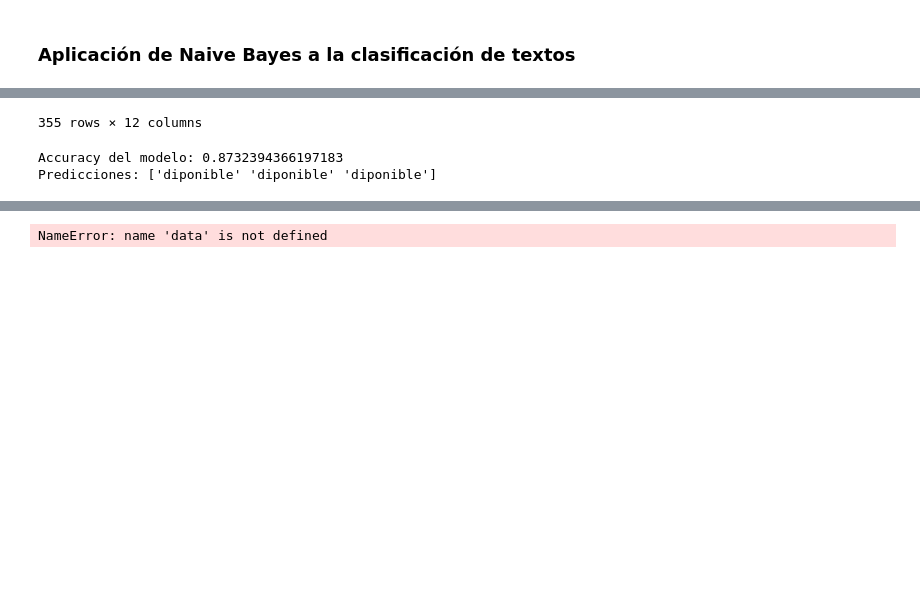
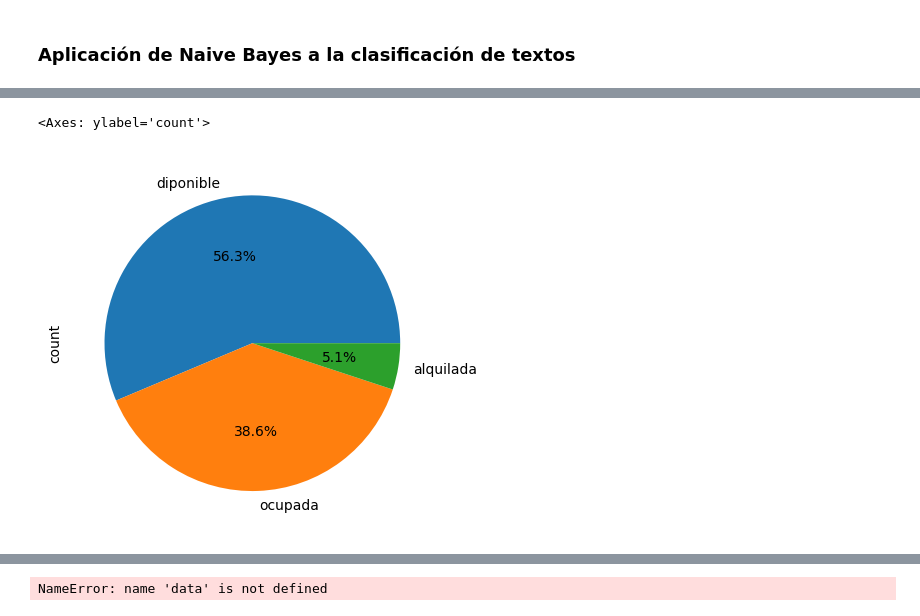
Before and after one commit to germanztz/data-science-uoc-realadvisor, a Jupyter notebook: realadvisor_03_model.ipynb, the cells around one changed output, grey strips where cells are left out. Drawn from its saved outputs; the diff is of its cells as text; code cells hidden in the pictures; blank space fills up the shorter version.

Commit message:
models

```diff
--- a/realadvisor_03_model.ipynb
+++ b/realadvisor_03_model.ipynb
@@ -989,13 +989,13 @@ import pandas as pd
 import numpy as np
 
 ideal = pd.read_csv('datasets/idealista_datafile.csv')
-ideal['diponibilidad'] = 'diponible'
-okupadas_words = ['okupada', 'okupado', 'ocupado', 'ocupada', 'ocupacional', 'sin posesión', 'sin posesion']
+ideal['disponibilidad'] = 'diponible'
+okupadas_words = ['okupada', 'okupado', 'ocupado', 'ocupada', 'ocupacional', 'sin posesión', 'sin posesion','ilegal']
 alquiladas_words = ['alquilado', 'alquilada', 'inquilinos', 'inquilino']
 okupadas_filter = ideal['description'].str.contains('|'.join(okupadas_words), case=False)
 alquiladas_filter = ideal['description'].str.contains('|'.join(alquiladas_words), case=False)
-ideal.loc[okupadas_filter, 'diponibilidad'] = 'ocupada'
-ideal.loc[alquiladas_filter,'diponibilidad'] = 'alquilada'
+ideal.loc[okupadas_filter, 'disponibilidad'] = 'ocupada'
+ideal.loc[alquiladas_filter,'disponibilidad'] = 'alquilada'
 
-ideal
+ideal['disponibilidad'].value_counts().plot(kind='pie', autopct='%1.1f%%')
 # %% [output]
@@ -1014,52 +1002,2 @@ ideal
-355 rows × 12 columns
+<Axes: ylabel='count'>
+[figure, added]
-# %%
-import pandas as pd
-from sklearn.model_selection import train_test_split
-from sklearn.feature_extraction.text import TfidfVectorizer
-from sklearn.linear_model import LogisticRegression
-from sklearn.metrics import accuracy_score
-import re
-
-
-def train_classification_model(df):
-
-    vectorizer = TfidfVectorizer()
-    X = vectorizer.fit_transform(df['description'])
-    y = df['diponibilidad']
-
-    X_train, X_test, y_train, y_test = train_test_split(X, y, test_size=0.2, random_state=42)
-
-    model = LogisticRegression(random_state=42, solver='liblinear')
-    model.fit(X_train, y_train)
-
-    y_pred = model.predict(X_test)
-    accuracy = accuracy_score(y_test, y_pred)
-    print(f'Accuracy del modelo: {accuracy}')
-
-    return vectorizer, model
-
-def predict_status(df, vectorizer, model):
-    X_new = vectorizer.transform(df['description'])
-    predictions = model.predict(X_new)
-    return predictions
-
-
-# Entrenamiento del modelo
-vectorizer, model = train_classification_model(ideal)
-
-# Nuevos datos para predecir
-new_data = {
-    'description': [
-        '<p class="ellipsis">Este piso está disponible</p>',
-        '<p class="ellipsis">Actualmente alquilado</p>',
-         '<p class="ellipsis">Vivienda con ocupación ilegal</p>'
-    ]
-}
-new_df = pd.DataFrame(new_data)
-
-# Predicción de nuevas descripciones
-predictions = predict_status(new_df, vectorizer, model)
-print("Predicciones:", predictions)
-# %% [output]
-Accuracy del modelo: 0.8732394366197183
-Predicciones: ['diponible' 'diponible' 'diponible']
```
Also changed, not shown: parts of 10 cells of this notebook, 7 other files.
